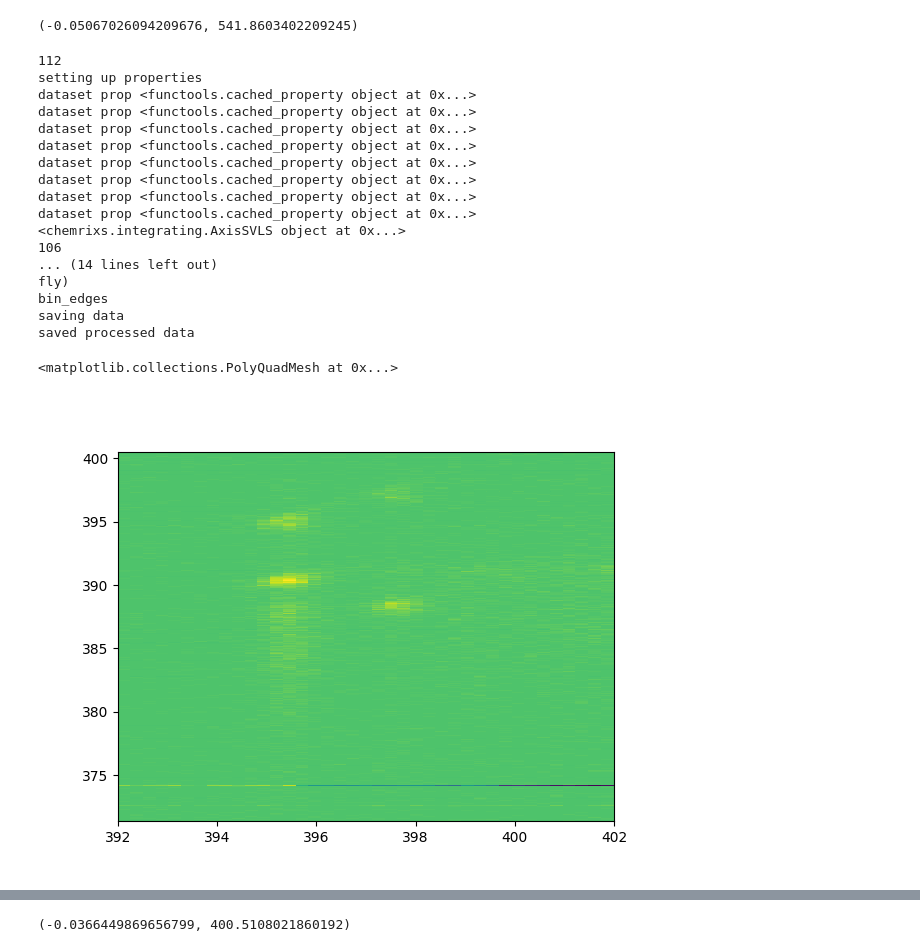
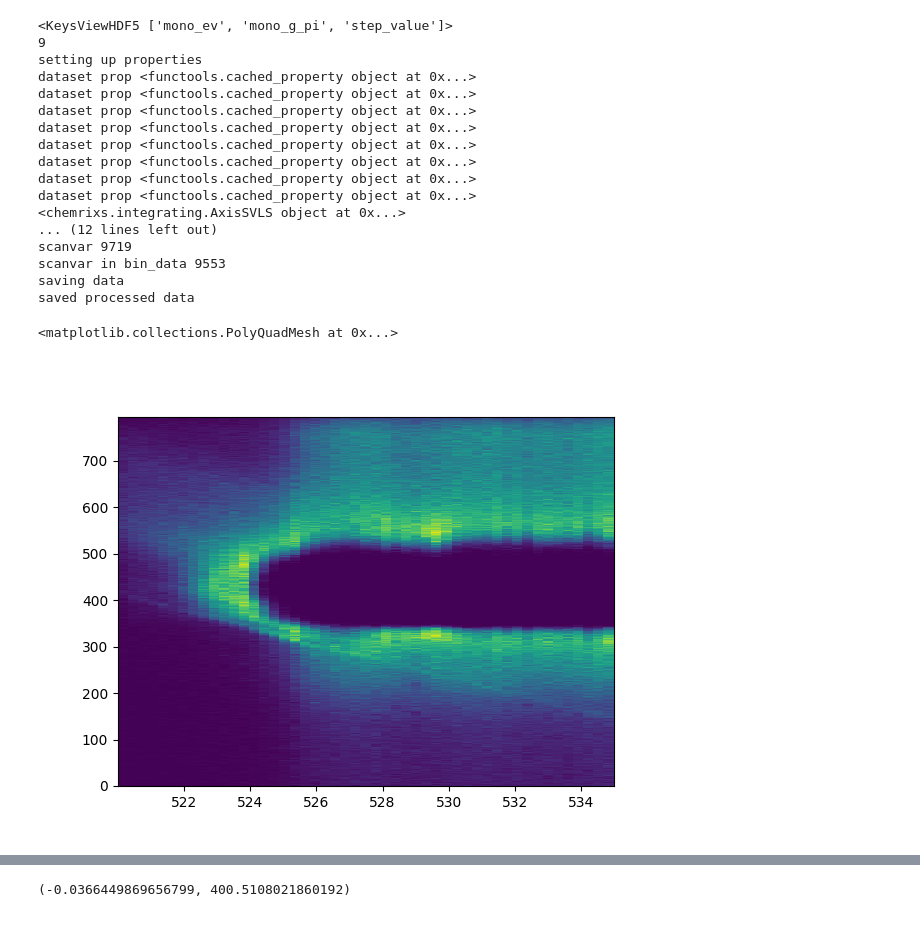
Before and after one commit to AmkeNimm/DataAcceleratorChemRIXS, a Jupyter notebook: jupyter_notebook/calib_test.ipynb, the cells around one changed output, grey strips where cells are left out. Saved outputs shown, nothing was run; the diff lists cells and outputs as text; code cells hidden in the pictures.

```diff
--- a/jupyter_notebook/calib_test.ipynb
+++ b/jupyter_notebook/calib_test.ipynb
@@ -16,24 +16,27 @@ from pathlib import Path
 base_folder =  '/sdf/data/lcls/ds/rix/'
 proc_folder = './proc/'
 
-bgrun = 61
-runs=[22,23,24,26,27,29,30,31,32] #[22,23,24,26,27,29,30,31,32]
+bgrun = 6
+runs=[22,23,26,27,29,30,31,32]#[22,23,26,27,29,30,31,32] #[22,23,24,26,27,29,30,31,32]
 #[112,113,114,116,117,120,121,122,123] 106
+# runs = [145,147,148,149,150,152,154,156,157,158,160,161]
 
 exp = 'rix101331225'
 
 
-fyaml = '../roi_input.yml'
+fyaml = '../roi_inputTT.yml'
 
 bgname = f'{base_folder}/{exp}/hdf5/smalldata/{exp}_Run{bgrun:04d}.h5'
 bgyaml = '../BGroi_input.yml'
 
 avg = Average(runs, proc_path = 'proc/Run', avg = 'mean', output_path = f'avg/{runs[0]}_to_{runs[-1]}.h5',
              raw_path = f'{base_folder}/{exp}/hdf5/smalldata/{exp}_Run' , bgpath = bgname, fyaml=fyaml, bgyaml=bgyaml,
-             save= True,norm = True)
+             save= True,norm = True,scantype='mono_fly')
 
-avg.plot_svls2D(figsize=(12,4),savefig=True,calibrated=False)
+avg.plot_svls2D(figsize=(12,4),savefig=True,calibrated=True)
 avg.plot_svls2D_ET(figsize=(12,4),savefig=True)
 avg.plot_svls1D(figsize=(12,4))
+
+avg.save_avg()
 # %% [output]
 proc/Run
@@ -71,4 +47,0 @@ a,(b,c),d =avg.emi_calibration([525.6,320],[529.4,248],10,plot_on=True, use ='on
-# %%
-b,c
-# %% [output]
-(-0.05067026094209676, 541.8603402209245)
@@ -79,17 +48,23 @@ mono_off, E_trans_off, data_trans_off = emi2ET(avg.average['scanvar_off'],emi,av
 # %%
-run = runs[0]
+base_folder =  '/sdf/data/lcls/ds/rix/'
+proc_folder = './proc/'
+exp = 'rix101331225'
+
+bgrun=6
+run = 9
 
 fname = f'{base_folder}/{exp}/hdf5/smalldata/{exp}_Run{run:04d}.h5'
 fname = f'{base_folder}/{exp}/hdf5/smalldata/{exp}_Run{run:04d}.h5'
 bgname = f'{base_folder}/{exp}/hdf5/smalldata/{exp}_Run{bgrun:04d}.h5'
-fyaml = '../roi_input.yml'
+fyaml = '../roi_inputTT.yml'
 bgyaml = '../BGroi_input.yml'
 
 data = SmallData(fname,fyaml)
 proc = Reduced(fname,bgname,fyaml,bgyaml)
 # bg = SmallData(bgname, bgyaml)
 # %% [output]
-112
+<KeysViewHDF5 ['mono_ev', 'mono_g_pi', 'step_value']>
+9
 setting up properties
 dataset prop <functools.cached_property object at 0x...>
 dataset prop <functools.cached_property object at 0x...>
@@ -100,17 +75,15 @@ dataset prop <functools.cached_property object at 0x...>
 dataset prop <functools.cached_property object at 0x...>
 dataset prop <functools.cached_property object at 0x...>
 <chemrixs.integrating.AxisSVLS object at 0x...>
-106
-... (14 lines left out)
-fly)
-bin_edges
+... (12 lines left out)
+scanvar 9719
+scanvar in bin_data 9553
 saving data
 saved processed data
 # %%
 fig,ax=plt.subplots(1,1)
-ax.pcolor(proc.scanvar_on, (-0.0366449869656799)*np.arange(proc.axis_svls_off_mean.shape[1])+400.5108021860192,(proc.axis_svls_off_mean).T)
-#(-0.0366449869656799, 400.5108021860192)
+ax.pcolor(avg.average['scanvar'],np.arange(avg.average['axis_svls_mean'].shape[1]),(avg.average['axis_svls_mean'].T))
 # %% [output]
 <matplotlib.collections.PolyQuadMesh at 0x...>
-[figure, old version]
+[figure, new version]
 # %%
```
Also changed, not shown: parts of 7 cells of this notebook, 1 other file.
